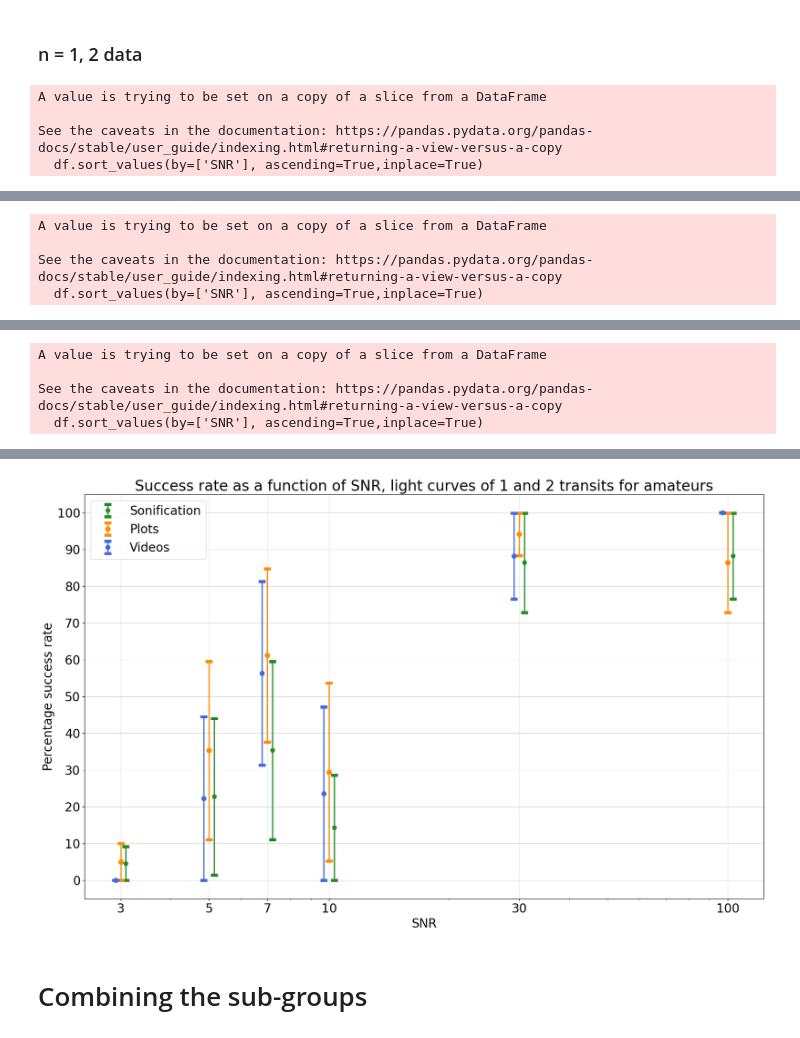
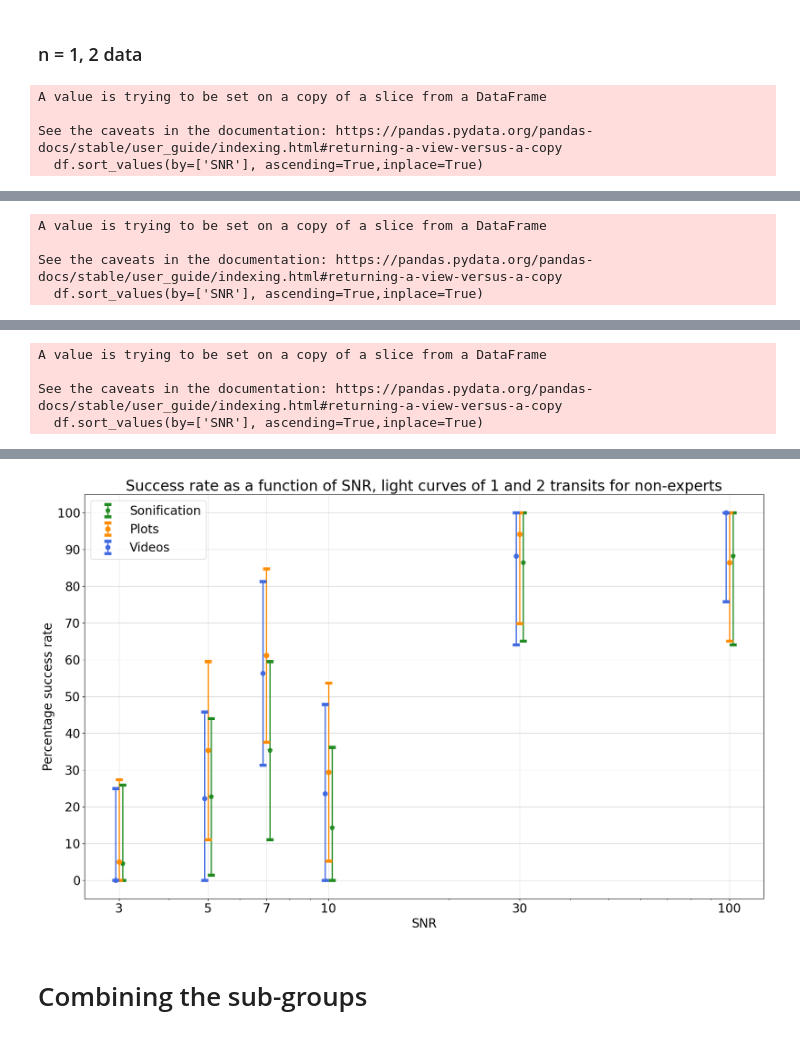
Before and after one commit to jacktuckerbrown/star-sound, a Jupyter notebook: analysis.ipynb, the cells around one changed output, grey strips where cells are left out. Drawn from its saved outputs; the diff is of its cells as text; code cells hidden in the pictures.

Commit message:
solved error issue, got most figures

```diff
--- a/analysis.ipynb
+++ b/analysis.ipynb
@@ -1656,20 +1658,19 @@ for i in sets_nexpert['Data']:
 
 f, ax = plt.subplots(figsize=(20, 12))
 
-d = sort_errors(suc_nexpert12_sound,suc_nexpert12_sounderr)
-e = sort_errors(suc_nexpert12_visual,suc_nexpert12_visualerr)
-f = sort_errors(suc_nexpert12_video,suc_nexpert12_videoerr)
 
-
-plt.errorbar([i + 0.03*i for i in snr], suc_nexpert12_sound, yerr=d, capthick=5, elinewidth=2,
+plt.errorbar([i + 0.02*i for i in snr], suc_nexpert12_sound, yerr=error_out(suc_nexpert12_sound,suc_nexpert12_sounderr),
+             capthick=5, elinewidth=2,
              xerr=None,color = 'forestgreen', linestyle="None",
              marker='p', markersize=8, capsize=5.5, label='Sonification')
 
-plt.errorbar(snr, suc_nexpert12_visual, yerr=e, capthick=5, elinewidth=2,
+plt.errorbar(snr, suc_nexpert12_visual, yerr=error_out(suc_nexpert12_visual,suc_nexpert12_visualerr),
+             capthick=5, elinewidth=2,
              xerr=None, color='darkorange', linestyle="None", marker='o',
              markersize=8, capsize=5.5, label='Plots')
 
-plt.errorbar([i - 0.03*i for i in snr], suc_nexpert12_video,yerr=f, capthick=5, elinewidth=2,
+plt.errorbar([i - 0.02*i for i in snr], suc_nexpert12_video,yerr=error_out(suc_nexpert12_video,suc_nexpert12_videoerr),
+             capthick=5, elinewidth=2,
              xerr=None,color='royalblue', linestyle="None",
              marker='8', markersize=8, capsize=5.5, label='Videos')
 
@@ -1678,7 +1679,7 @@ plt.xscale("log")
 plt.legend(loc="best")#,fontsize='xx-large')
 ax.set_xlabel("SNR")
 ax.set_ylabel("Percentage success rate")
-ax.set_title("Success rate as a function of SNR, light curves of 1 and 2 transits for amateurs")
+ax.set_title("Success rate as a function of SNR, light curves of 1 and 2 transits for non-experts")
 x_formatter = ticker.FixedFormatter(["3","5","7","10","30","100"])
 x_locator = ticker.FixedLocator([3,5,7,10,30,100])
 y_formatter = ticker.FixedFormatter(["0","10","20","30","40","50","60","70","80","90","100"])
@@ -1690,7 +1691,7 @@ ax.xaxis.set_major_locator(x_locator)
 ax.yaxis.set_major_formatter(y_formatter)
 ax.yaxis.set_major_locator(y_locator)
 
-plt.savefig("n = 1,2 transits, amateurs.jpg")
+plt.savefig("n = 1,2 transits, non-experts.jpg")
 # %% [output]
 A value is trying to be set on a copy of a slice from a DataFrame
 
@@ -1716,34 +1717,34 @@ See the caveats in the documentation: https://pandas.pydata.org/pandas-docs/stab
 |  | Name | Correct n | Number of correct answers | Total responses | # of 0s | # of 1s | # of 2s | # of 3s | ... |
 | 8 | Here is the link to plot 64: http... | 1 | 3 | 8 | 2 | 3 | 2 | 1 | ... |
 | 17 | Here is the link to plot 94: http... | 2 | 2 | 9 | 3 | 3 | 2 | 1 | ... |
 | 12 | Here is the link to plot 59: http... | 1 | 8 | 9 | 0 | 8 | 1 | 0 | ... |
 | 1 | Here is the link to plot 71: http... | 2 | 11 | 13 | 0 | 0 | 11 | 1 | ... |
 | 2 | Here is the link to plot 91: http... | 1 | 0 | 12 | 8 | 0 | 0 | 1 | ... |
 | 11 | Here is the link to plot 18: http... | 2 | 1 | 8 | 6 | 0 | 1 | 1 | ... |
 | 10 | Here is the link to plot 10: http... | 1 | 8 | 8 | 0 | 8 | 0 | 0 | ... |
 | 15 | Here is the link to plot 36: http... | 2 | 8 | 9 | 0 | 0 | 8 | 0 | ... |
 | 9 | Here is the link to plot 17: http... | 1 | 2 | 8 | 6 | 2 | 0 | 0 | ... |
 | 5 | Here is the link to plot 49: http... | 2 | 4 | 9 | 3 | 1 | 4 | 1 | ... |
 | 4 | Here is the link to plot 28: http... | 1 | 6 | 9 | 1 | 6 | 2 | 0 | ... |
 | 7 | Here is the link to plot 15: http... | 2 | 5 | 9 | 0 | 4 | 5 | 0 | ... |
 A value is trying to be set on a copy of a slice from a DataFrame
 
 See the caveats in the documentation: https://pandas.pydata.org/pandas-docs/stable/user_guide/indexing.html#returning-a-view-versus-a-copy
   df.sort_values(by=['SNR'], ascending=True,inplace=True)
 |  | Name | Correct n | Number of correct answers | Total responses | # of 0s | # of 1s | # of 2s | # of 3s | ... |
 | 3 | Here is the link to video 64: htt... | 1 | 3 | 8 | 2 | 3 | 3 | 0 | ... |
 | 17 | Here is the link to video 94: htt... | 2 | 1 | 9 | 2 | 5 | 1 | 1 | ... |
 | 8 | Here is the link to video 59: htt... | 1 | 8 | 8 | 0 | 8 | 0 | 0 | ... |
 | 16 | Here is the link to video 71: htt... | 2 | 9 | 9 | 0 | 0 | 9 | 0 | ... |
 | 2 | Here is the link to video 91: htt... | 1 | 0 | 8 | 6 | 0 | 0 | 1 | ... |
 | 6 | Here is the link to video 18: htt... | 2 | 0 | 8 | 6 | 0 | 0 | 0 | ... |
 | 14 | Here is the link to video 10: htt... | 1 | 8 | 9 | 0 | 8 | 0 | 1 | ... |
 | 7 | Here is the link to video 36: htt... | 2 | 7 | 8 | 0 | 0 | 7 | 1 | ... |
 | 13 | Here is the link to video 17: htt... | 1 | 1 | 9 | 6 | 1 | 0 | 1 | ... |
 | 1 | Here is the link to video 49: htt... | 2 | 3 | 9 | 2 | 1 | 3 | 3 | ... |
 | 5 | Here is the link to video 28: htt... | 1 | 5 | 8 | 2 | 5 | 1 | 0 | ... |
 | 4 | Here is the link to video 15: htt... | 2 | 4 | 8 | 1 | 2 | 4 | 0 | ... |
-[figure, old version]
+[figure, new version]
 # %% [markdown]
 # Combining the sub-groups
 # %% [markdown]
```
Also changed, not shown: parts of 8 cells of this notebook.
